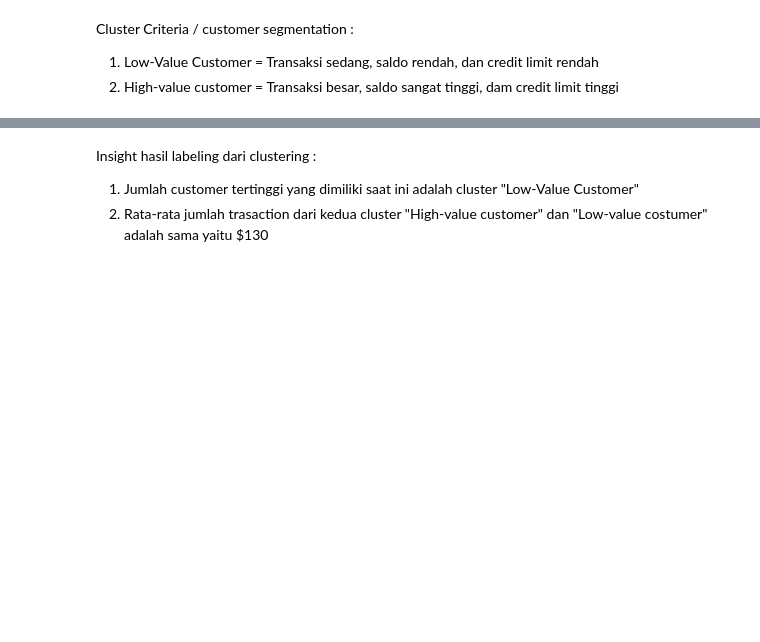
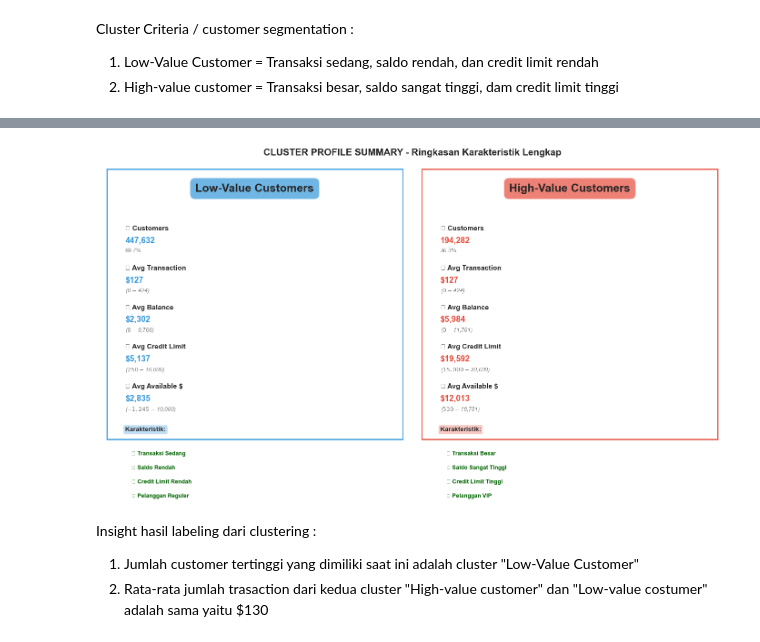
Before and after one commit to rayennn-bi/Customer-Segmentation, a Jupyter notebook: Jupyter notebook/clustering_pelanggan.ipynb, the cells around one changed output, grey strips where cells are left out. Saved outputs shown, nothing was run; the diff lists cells and outputs as text; code cells hidden in the pictures; blank space fills up the shorter version.

```diff
--- a/Jupyter notebook/clustering_pelanggan.ipynb
+++ b/Jupyter notebook/clustering_pelanggan.ipynb
@@ -653,3 +882,66 @@ Cluster Criteria / customer segmentation :
+# %%
+# Cluster Profile Summary - Infographic Style
+fig = plt.figure(figsize=(14, 8))
+
+# Tentukan urutan cluster: Low-Value di kiri, High-Value di kanan
+cluster_list = ["Low-Value Customers", "High-Value Customers"]
+colors_list = ['#3498db', '#e74c3c']
+
+for idx, (cluster, color) in enumerate(zip(cluster_list, colors_list)):
+    cluster_data = df_ohe[df_ohe["cluster_label"] == cluster]
+
+    # Position untuk subplot
+    ax = plt.subplot(1, 2, idx + 1)
+    ax.set_xlim(0, 10)
+    ax.set_ylim(0, 10)
+    ax.axis('off')
+
+    # Background box
+    rect = Rectangle((0.2, 0.2), 9.6, 9.6, linewidth=2, edgecolor=color, facecolor='white', alpha=0.9)
+    ax.add_patch(rect)
+
+    # Header
+    ax.text(5, 9, cluster, fontsize=18, fontweight='bold', ha='center',
+           bbox=dict(boxstyle='round,pad=0.5', facecolor=color, alpha=0.7, edgecolor='white', linewidth=2))
+
+    # Metrics
+    y_pos = 7.8
+
+    metrics_info = [
+        ("👥 Customers", f"{len(cluster_data):,}", f"{len(cluster_data)/len(df_ohe)*100:.1f}%"),
+        ("💳 Avg Transaction", f"${cluster_data['transactionAmount'].mean():,.0f}", f"(${cluster_data['transactionAmount'].min():,.0f} - ${cluster_data['transactionAmount'].max():,.0f})"),
+        ("💰 Avg Balance", f"${cluster_data['currentBalance'].mean():,.0f}", f"(${cluster_data['currentBalance'].min():,.0f} - ${cluster_data['currentBalance'].max():,.0f})"),
+        ("📊 Avg Credit Limit", f"${cluster_data['creditLimit'].mean():,.0f}", f"(${cluster_data['creditLimit'].min():,.0f} - ${cluster_data['creditLimit'].max():,.0f})"),
+        ("💵 Avg Available $", f"${cluster_data['availableMoney'].mean():,.0f}", f"(${cluster_data['availableMoney'].min():,.0f} - ${cluster_data['availableMoney'].max():,.0f})"),
+    ]
+
+    for icon_label, main_val, range_val in metrics_info:
+        ax.text(0.8, y_pos, icon_label, fontsize=11, fontweight='bold', va='top')
+        ax.text(0.8, y_pos - 0.4, main_val, fontsize=13, fontweight='bold', color=color, va='top')
+        ax.text(0.8, y_pos - 0.8, range_val, fontsize=9, style='italic', va='top', color='gray')
+        y_pos -= 1.4
+
+    # Characteristics box
+    y_pos -= 0.3
+    ax.text(0.8, y_pos, "Karakteristik:", fontsize=10, fontweight='bold',
+           bbox=dict(boxstyle='round,pad=0.3', facecolor=color, alpha=0.3))
+
+    if cluster == "Low-Value Customers":
+        characteristics = ["✓ Transaksi Sedang", "✓ Saldo Rendah", "✓ Credit Limit Rendah", "✓ Pelanggan Reguler"]
+    else:
+        characteristics = ["✓ Transaksi Besar", "✓ Saldo Sangat Tinggi", "✓ Credit Limit Tinggi", "✓ Pelanggan VIP"]
+
+    y_pos -= 0.7
+    for char in characteristics:
+        ax.text(1, y_pos, char, fontsize=9, va='top', color='darkgreen', fontweight='bold')
+        y_pos -= 0.5
+
+plt.suptitle('CLUSTER PROFILE SUMMARY - Ringkasan Karakteristik Lengkap',
+            fontsize=15, fontweight='bold', y=0.98)
+plt.tight_layout()
+plt.show()
+# %% [output]
+[figure, added]
 # %% [markdown]
 Insight hasil labeling dari clustering :
 
```
Also changed, not shown: parts of 7 cells of this notebook, 6 other files.
